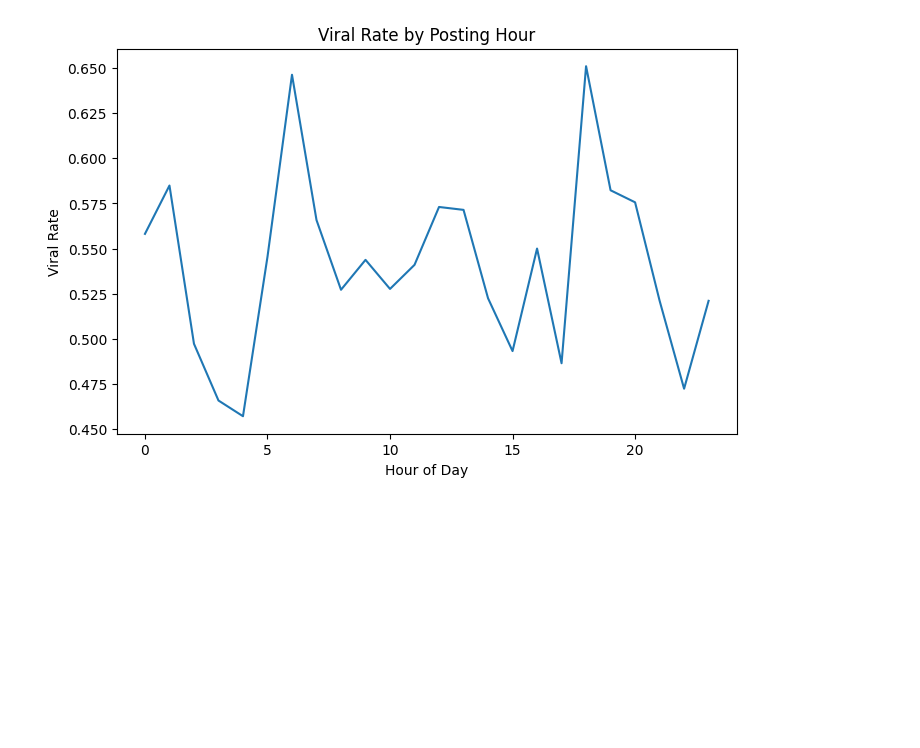
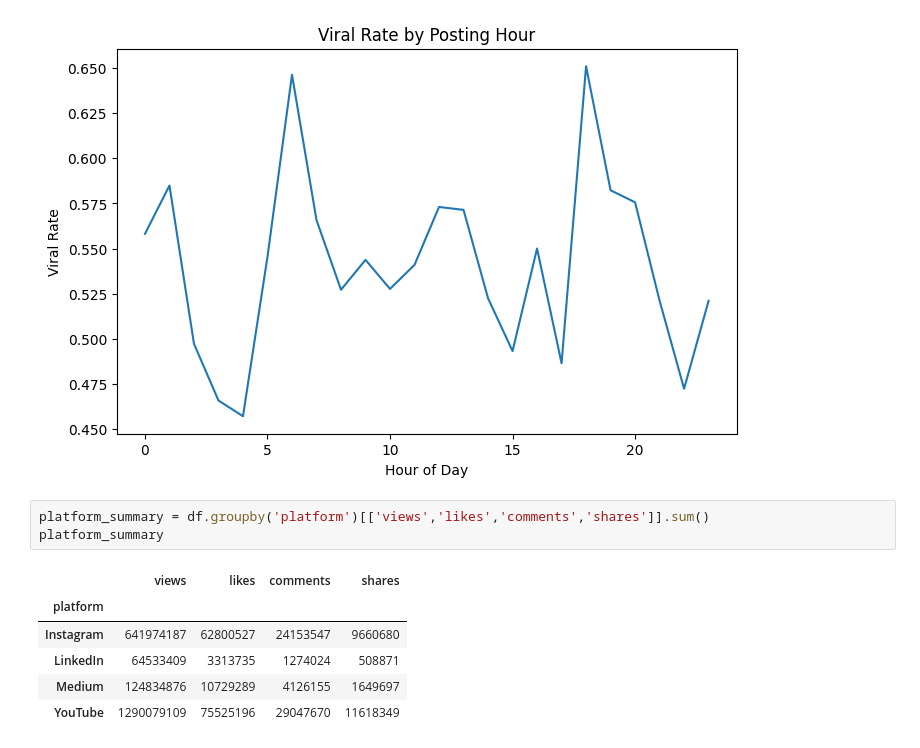
Before and after one commit to fathir1014/EDA-1-Social-Media-Performance, a Jupyter notebook: main.ipynb, the cells around one changed output. Drawn from its saved outputs; the diff is of its cells as text; blank space fills up the shorter version.

```diff
--- a/main.ipynb
+++ b/main.ipynb
@@ -306,3 +306,13 @@ plt.ylabel('Viral Rate')
 plt.show()
 # %% [output]
 [figure]
+# %%
+platform_summary = df.groupby('platform')[['views','likes','comments','shares']].sum()
+platform_summary
+# %% [output]
+|  | views | likes | comments | shares |
+| platform |  |  |  |  |
+| Instagram | 641974187 | 62800527 | 24153547 | 9660680 |
+| LinkedIn | 64533409 | 3313735 | 1274024 | 508871 |
+| Medium | 124834876 | 10729289 | 4126155 | 1649697 |
+| YouTube | 1290079109 | 75525196 | 29047670 | 11618349 |
```
Also changed, not shown: parts of 1 cell of this notebook, 1 other file.
